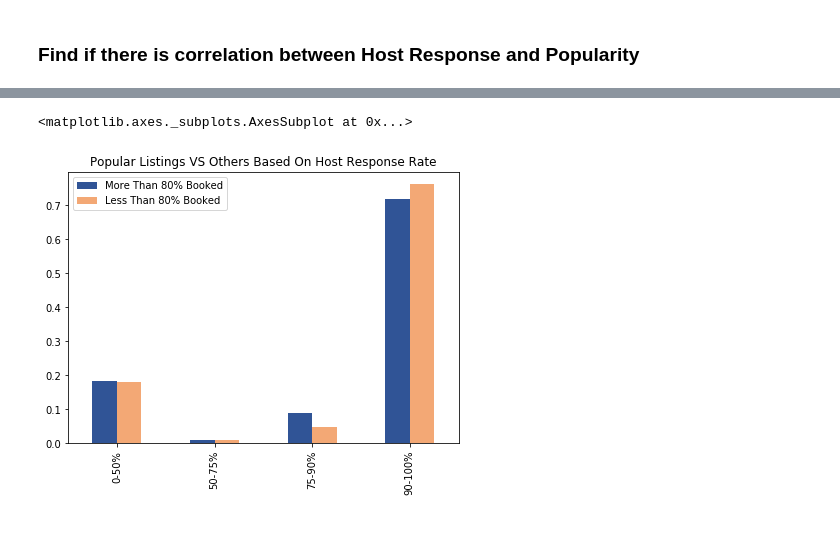
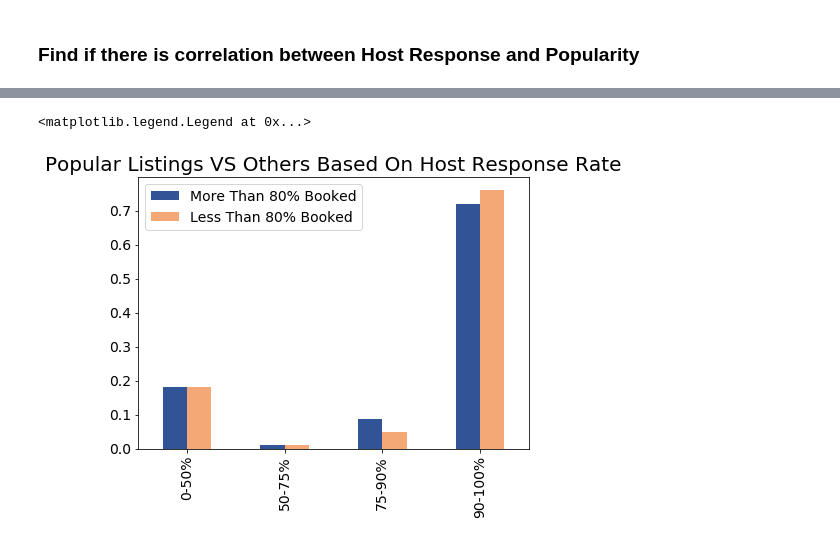
Before and after one commit to bayarealife/AirBnb_Seattle_Data_Analysis, a Jupyter notebook: AirBnB_Seattle_Data_Analysis.ipynb, the cells around one changed output, grey strips where cells are left out. Cells and saved outputs as stored; diff of their text form; code cells hidden in the pictures.

```diff
--- a/AirBnB_Seattle_Data_Analysis.ipynb
+++ b/AirBnB_Seattle_Data_Analysis.ipynb
@@ -214,9 +228,12 @@ df_other_resp_rate = pd.cut(df_listing_cp[df_listing_cp['Booking Percentage']<80
 # %%
 df_resp_rate=pd.concat([df_pop_resp_rate.value_counts(normalize=True, sort=False), \
                         df_other_resp_rate.value_counts(normalize=True, sort=False)], axis=1)
 df_resp_rate.columns=['More Than 80% Booked','Less Than 80% Booked']
-df_resp_rate.plot(kind='bar', rot=90, figsize=(7,5), use_index=True, \
-                  title='Popular Listings VS Others Based On Host Response Rate', color=['#305496','#F3A875'])
+fig6 = df_resp_rate.plot(kind='bar', rot=90, figsize=(7,5), use_index=True, \
+                  title='Popular Listings VS Others Based On Host Response Rate', \
+                  color=['#305496','#F3A875'], fontsize=14)
+fig6.axes.title.set_size(20)
+fig6.legend(fontsize=14)
 # %% [output]
-<matplotlib.axes._subplots.AxesSubplot at 0x...>
+<matplotlib.legend.Legend at 0x...>
-[figure, old version]
+[figure, new version]
```
Also changed, not shown: parts of 5 cells of this notebook.
